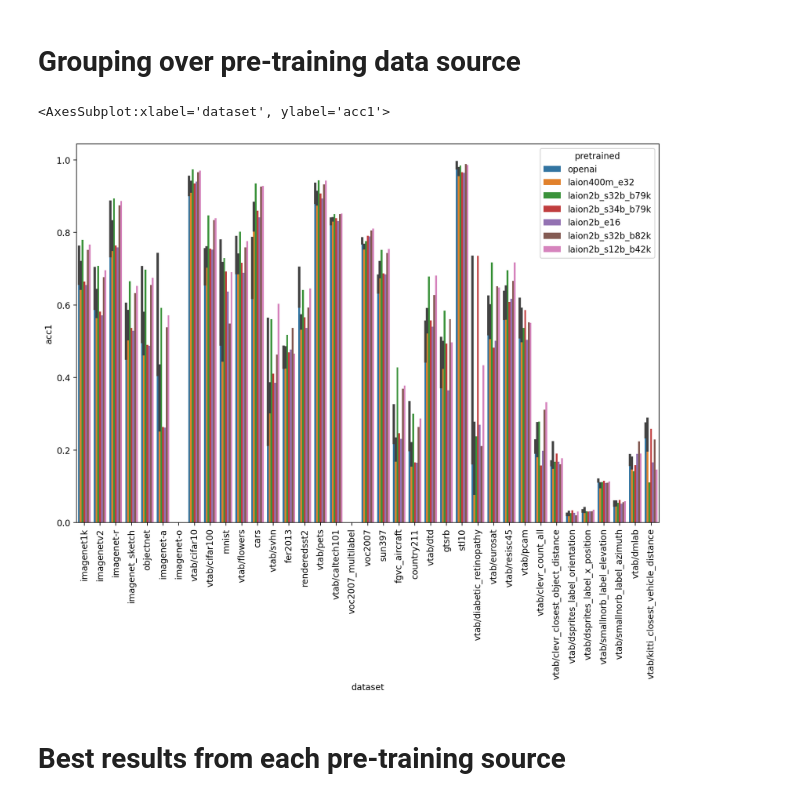
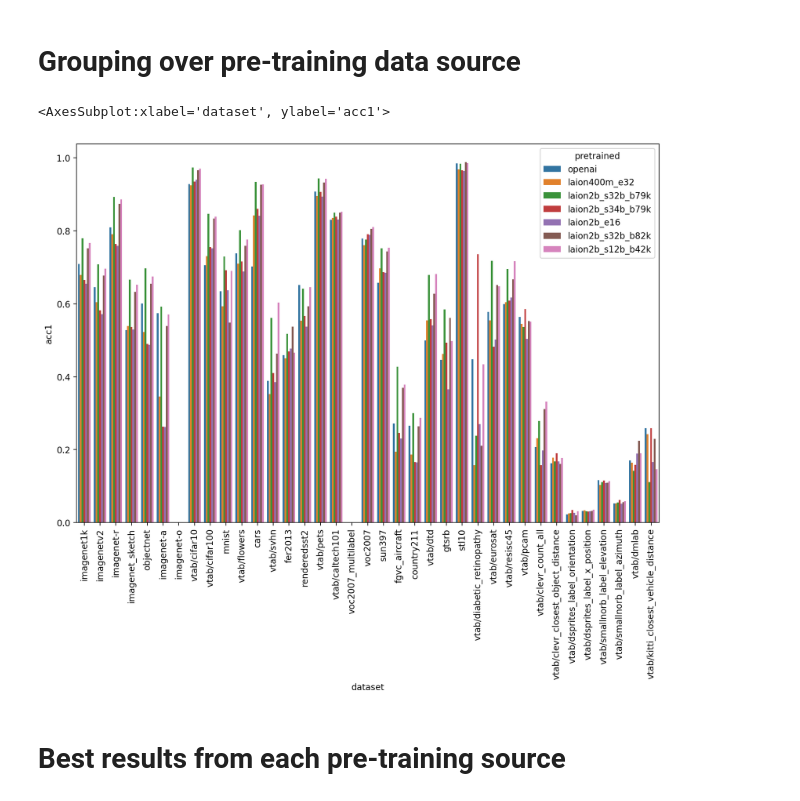
Before and after one commit to LAION-AI/CLIP_benchmark, a Jupyter notebook: benchmark/results.ipynb, the cells around one changed output. Saved outputs shown, nothing was run; the diff lists cells and outputs as text; code cells hidden in the pictures.

```diff
--- a/benchmark/results.ipynb
+++ b/benchmark/results.ipynb
@@ -90,18 +104,19 @@ ax
 # %%
 fig = plt.figure(figsize=(12,8))
 order = list(dataset_type.keys())
 d = df.copy()
 ax = sns.barplot(
     x="dataset", y="acc1",
     data=d,
     order=order,
-    hue="pretrained"
+    hue="pretrained",
+    ci=None,
 )
 ax.set_xticklabels(ax.get_xticklabels(),rotation = 90)
 ax
 # %% [output]
 <AxesSubplot:xlabel='dataset', ylabel='acc1'>
-[figure, old version]
+[figure, new version]
 # %% [markdown]
 # Best results from each pre-training source
 # %%
```
Also changed, not shown: parts of 3 cells of this notebook.
